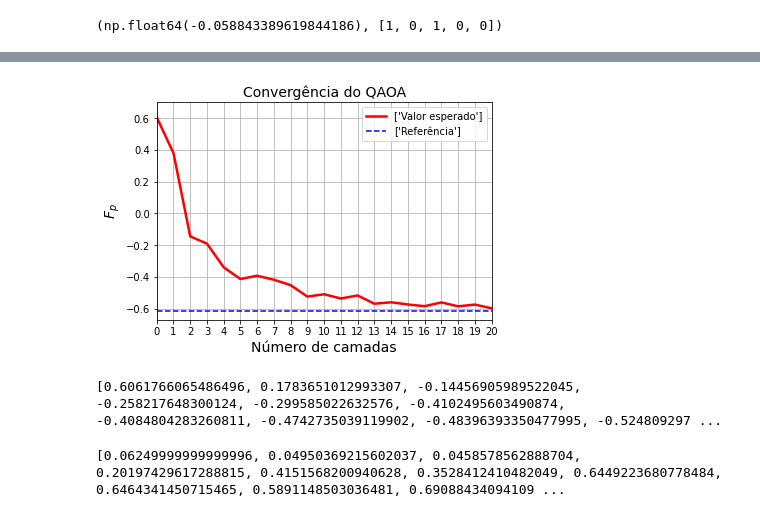
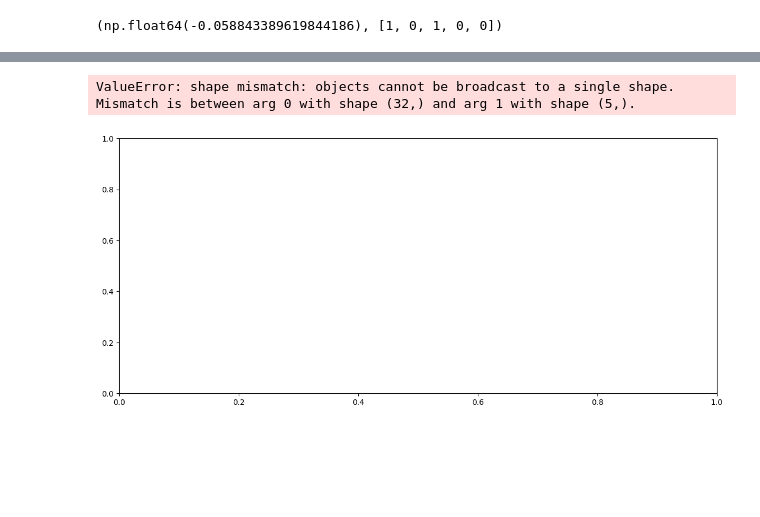
Before and after one commit to jhongarciab/QuantumFinance, a Jupyter notebook: QOAOA_qiskit.ipynb, the cells around one changed output, grey strips where cells are left out. Cells and saved outputs as stored; diff of their text form; code cells hidden in the pictures; blank space fills up the shorter version.

```diff
--- a/QOAOA_qiskit.ipynb
+++ b/QOAOA_qiskit.ipynb
@@ -405,21 +395,30 @@ plt.grid(True);
-# %%
-plt.xticks(range(len(Hmin_med)))
-plt.plot(range(len(Hmin_med)), Hmin_med, 'r-',linewidth = 2.5)
-plt.plot(range(len(Hmin_med)),energy([1,0,0,1])*np.ones(len(Hmin_med)),'b--',linewidth = 1.5)
-plt.legend([["Valor esperado"],["Referência"]])
-#plt.scatter(range(len(Hmin_avg)), Hmin_avg, color='red')
-plt.title("Convergência do QAOA", size=14)
-plt.ylabel(r'$F_p$', size=14)
-plt.xlabel("Número de camadas", size=14)
-plt.axis([0, 20, -0.67, 0.70])
-plt.grid(True);
-# %% [output]
-[figure, removed]
-# %%
-print(Hmin_med)
-# %% [output]
-[0.6061766065486496, 0.1783651012993307, -0.14456905989522045, -0.258217648300124, -0.299585022632576, -0.4102495603490874, -0.4084804283260811, -0.4742735039119902, -0.48396393350477995, -0.524809297 ...
-# %%
-print(prob1001_med)
-# %% [output]
-[0.06249999999999996, 0.04950369215602037, 0.0458578562888704, 0.20197429617288815, 0.4151568200940628, 0.3528412410482049, 0.6449223680778484, 0.6464341450715465, 0.5891148503036481, 0.69088434094109 ...
+# %%
+# Plot da distribuição de probabilidades para 5 qubits
+
+# Todos os 32 estados possíveis (5 qubits)
+strings = [
+    '00000','00001','00010','00011',
+    '00100','00101','00110','00111',
+    '01000','01001','01010','01011',
+    '01100','01101','01110','01111',
+    '10000','10001','10010','10011',
+    '10100','10101','10110','10111',
+    '11000','11001','11010','11011',
+    '11100','11101','11110','11111'
+]
+
+# probs debe ser una lista de 32 probabilidades en el mismo orden
+x = np.arange(len(strings))
+width = 0.9
+
+plt.figure(figsize=(14,6))
+plt.bar(x, prob_opt, width=width, color='black')
+plt.xlabel('Autoestado', size=14)
+plt.ylabel('Probabilidade', size=14)
+plt.title('Distribuição de Probabilidades (5 qubits)', size=16)
+plt.xticks(x, strings, rotation=90)
+plt.tight_layout()
+plt.show()
+# %% [output]
+ValueError: shape mismatch: objects cannot be broadcast to a single shape.  Mismatch is between arg 0 with shape (32,) and arg 1 with shape (5,).
+[figure, added]
```
Also changed, not shown: parts of 19 cells of this notebook, 1 other file.
